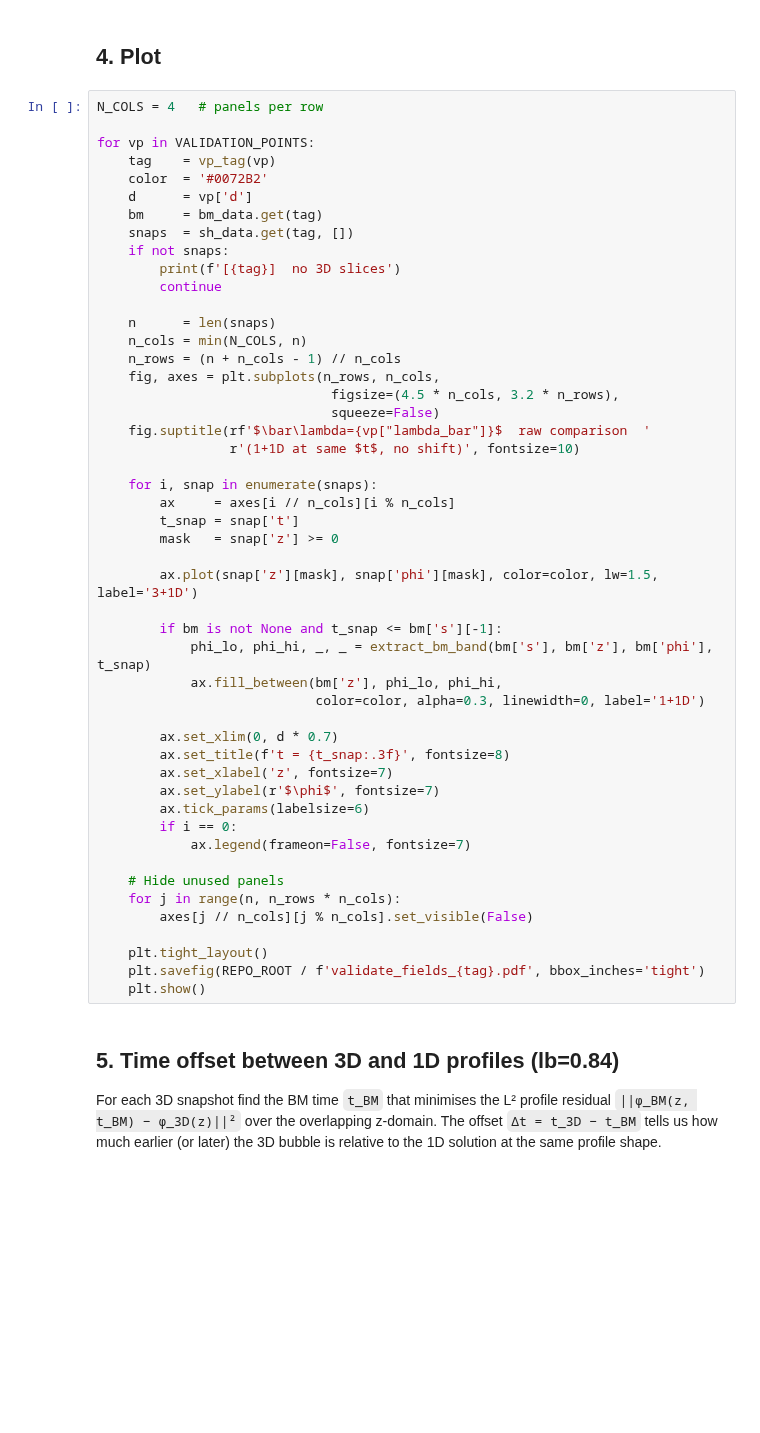
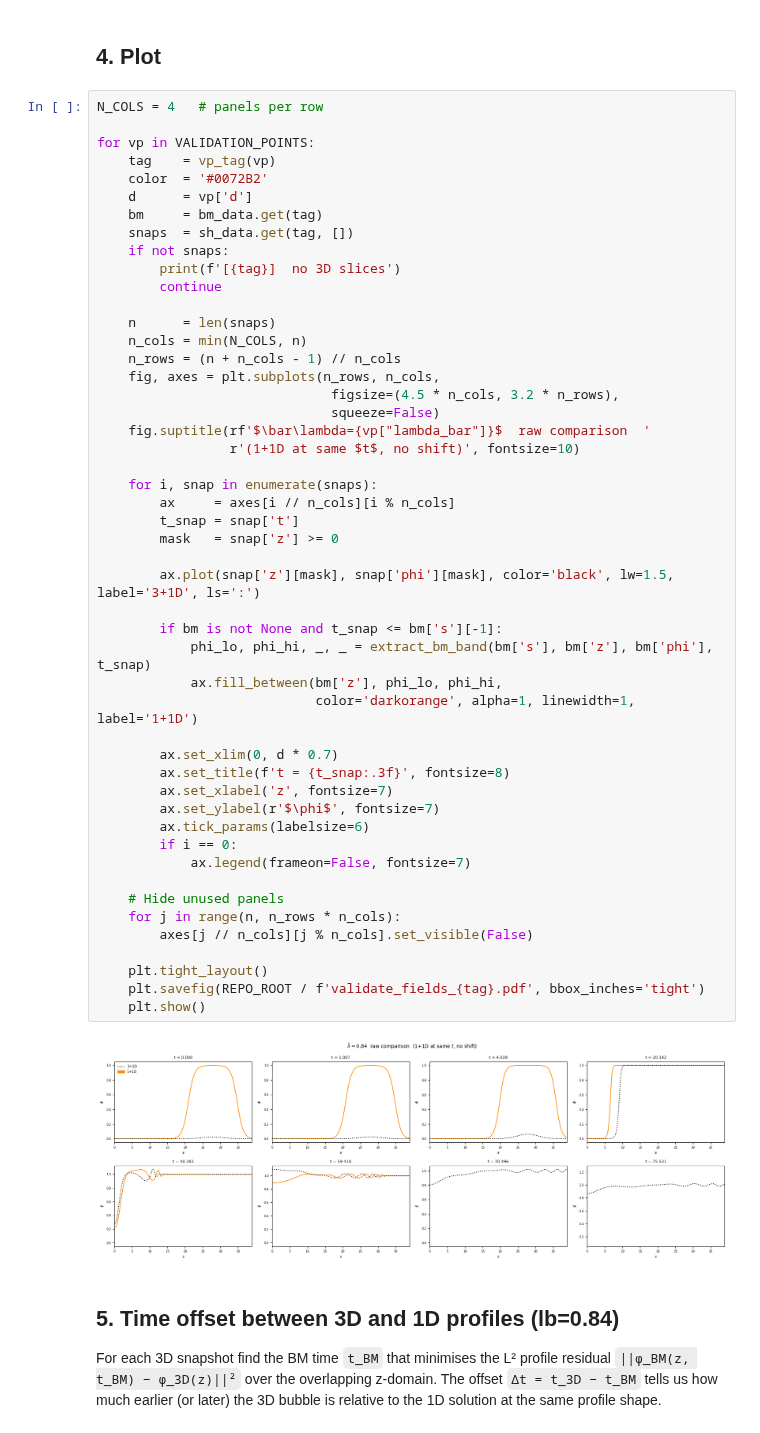
Before and after one commit to MSABuschmann/PhaseTransitionBuilder, a Jupyter notebook: notebooks/05_validate_fields.ipynb, the cells around one changed output. Cells and saved outputs as stored; diff of their text form; blank space fills up the shorter version.

Commit message:
Better plots

```diff
--- a/notebooks/05_validate_fields.ipynb
+++ b/notebooks/05_validate_fields.ipynb
@@ -172,35 +204,37 @@ for vp in VALIDATION_POINTS:
                               figsize=(4.5 * n_cols, 3.2 * n_rows),
                               squeeze=False)
     fig.suptitle(rf'$\bar\lambda={vp["lambda_bar"]}$  raw comparison  '
                  r'(1+1D at same $t$, no shift)', fontsize=10)
 
     for i, snap in enumerate(snaps):
         ax     = axes[i // n_cols][i % n_cols]
         t_snap = snap['t']
         mask   = snap['z'] >= 0
 
-        ax.plot(snap['z'][mask], snap['phi'][mask], color=color, lw=1.5, label='3+1D')
+        ax.plot(snap['z'][mask], snap['phi'][mask], color='black', lw=1.5, label='3+1D', ls=':')
 
         if bm is not None and t_snap <= bm['s'][-1]:
             phi_lo, phi_hi, _, _ = extract_bm_band(bm['s'], bm['z'], bm['phi'], t_snap)
             ax.fill_between(bm['z'], phi_lo, phi_hi,
-                            color=color, alpha=0.3, linewidth=0, label='1+1D')
+                            color='darkorange', alpha=1, linewidth=1, label='1+1D')
 
         ax.set_xlim(0, d * 0.7)
         ax.set_title(f't = {t_snap:.3f}', fontsize=8)
         ax.set_xlabel('z', fontsize=7)
         ax.set_ylabel(r'$\phi$', fontsize=7)
         ax.tick_params(labelsize=6)
         if i == 0:
             ax.legend(frameon=False, fontsize=7)
 
     # Hide unused panels
     for j in range(n, n_rows * n_cols):
         axes[j // n_cols][j % n_cols].set_visible(False)
 
     plt.tight_layout()
     plt.savefig(REPO_ROOT / f'validate_fields_{tag}.pdf', bbox_inches='tight')
     plt.show()
+# %% [output]
+[figure, added]
 # %% [markdown]
 ## 5. Time offset between 3D and 1D profiles (lb=0.84)
 
```
Also changed, not shown: parts of 5 cells of this notebook.
